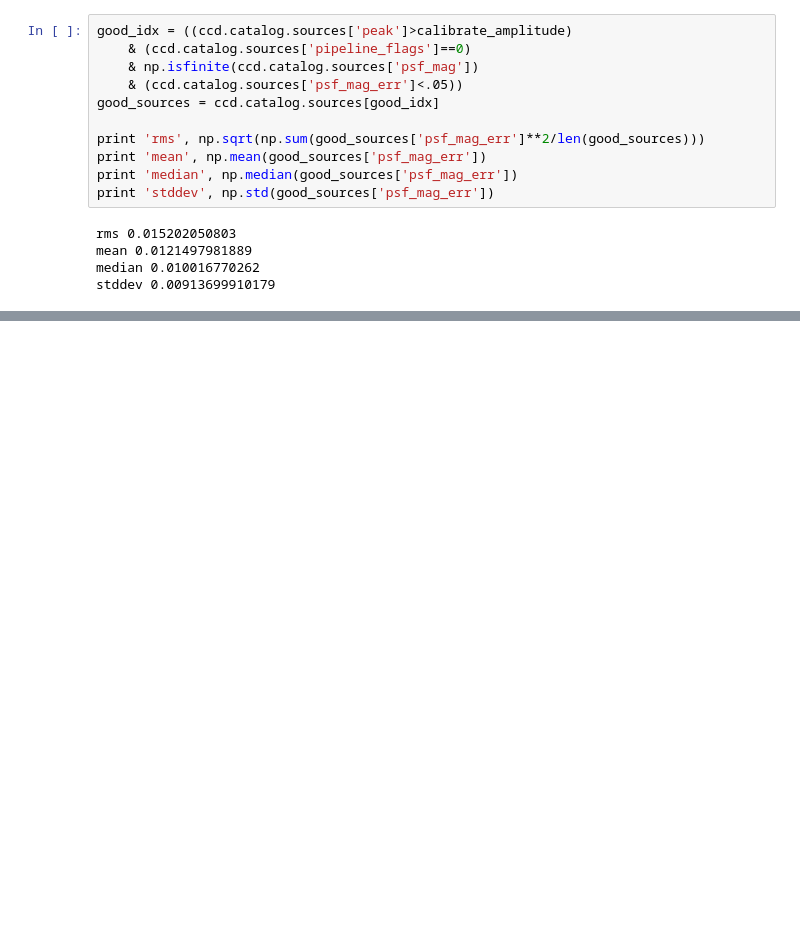
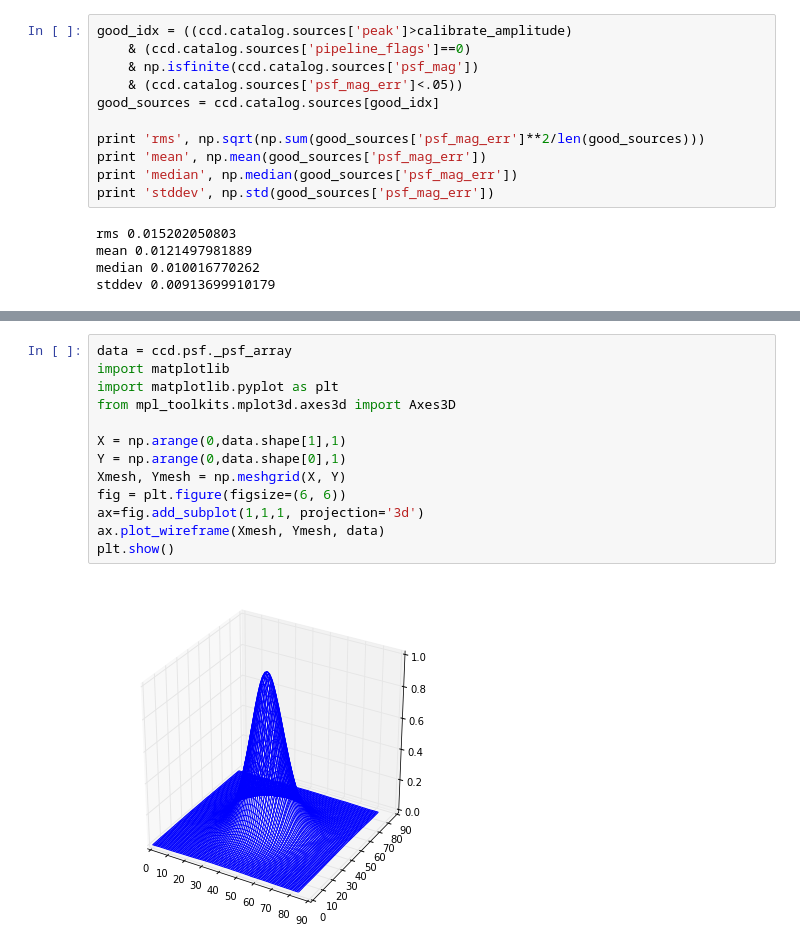
Before and after one commit to fred3m/astropyp, a Jupyter notebook: examples/test_psf_decam_sdss.ipynb, the cells around one changed output, grey strips where cells are left out. Saved outputs shown, nothing was run; the diff lists cells and outputs as text; blank space fills up the shorter version.

```diff
--- a/examples/test_psf_decam_sdss.ipynb
+++ b/examples/test_psf_decam_sdss.ipynb
@@ -212,0 +221,15 @@ stddev 0.00913699910179
+# %%
+data = ccd.psf._psf_array
+import matplotlib
+import matplotlib.pyplot as plt
+from mpl_toolkits.mplot3d.axes3d import Axes3D
+
+X = np.arange(0,data.shape[1],1)
+Y = np.arange(0,data.shape[0],1)
+Xmesh, Ymesh = np.meshgrid(X, Y)
+fig = plt.figure(figsize=(6, 6))
+ax=fig.add_subplot(1,1,1, projection='3d')
+ax.plot_wireframe(Xmesh, Ymesh, data)
+plt.show()
+# %% [output]
+[figure, added]
```
Also changed, not shown: parts of 3 cells of this notebook, 3 other files.
